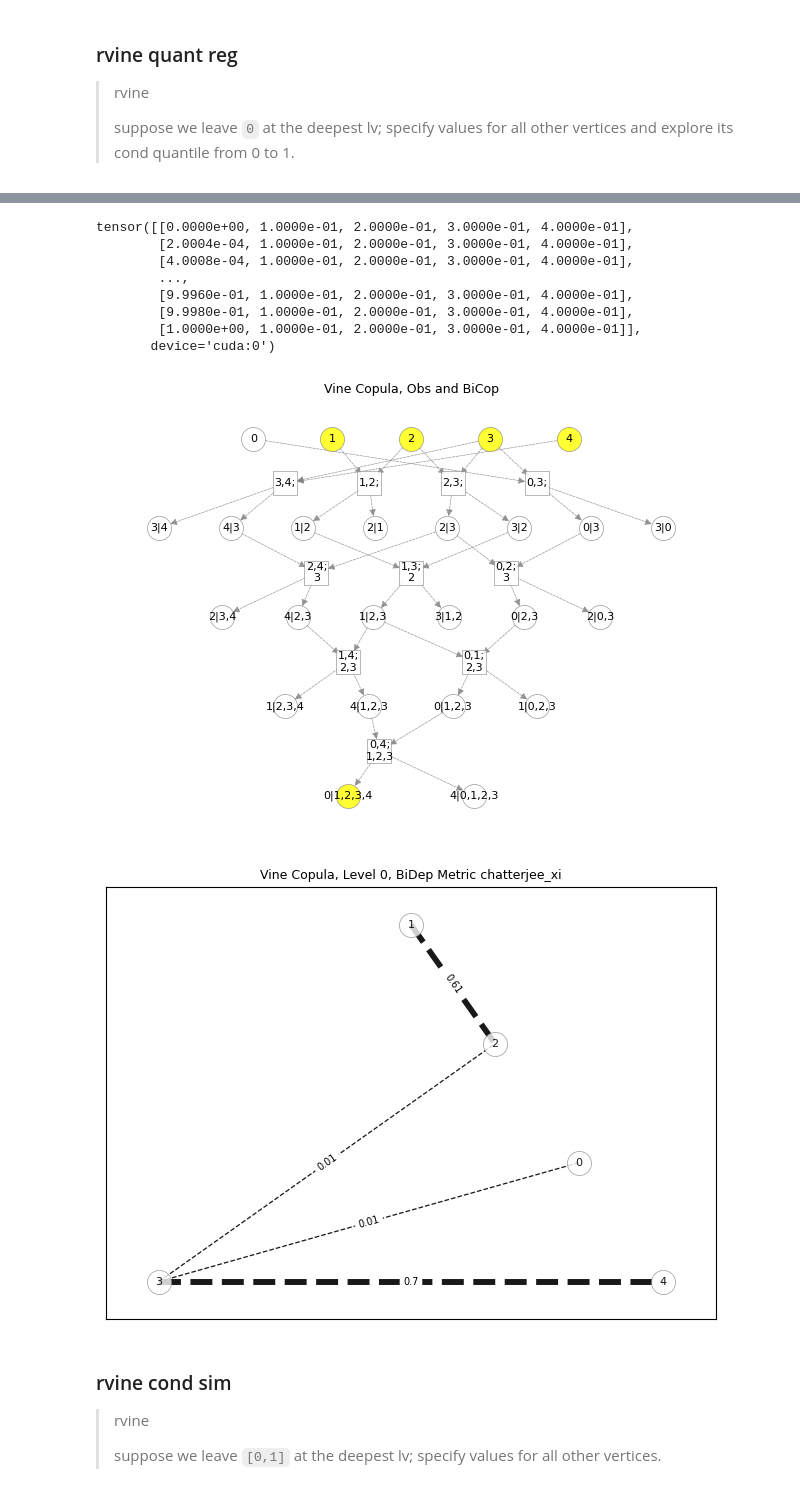
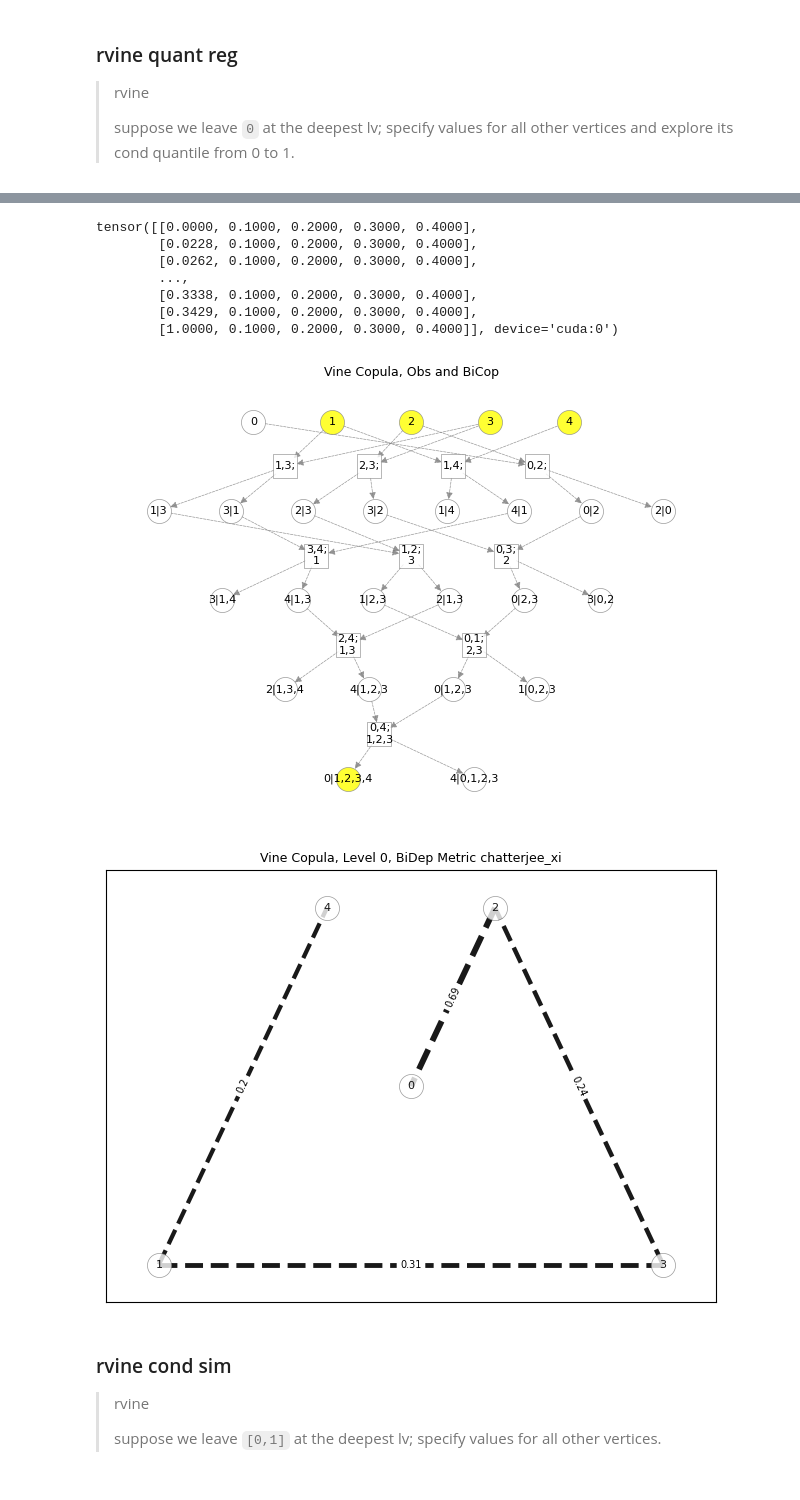
Before and after one commit to TY-Cheng/torchvinecopulib, a Jupyter notebook: examples/2_cdrvine_condsim_quantreg.ipynb, the cells around one changed output, grey strips where cells are left out. Drawn from its saved outputs; the diff is of its cells as text; code cells hidden in the pictures.

```diff
--- a/examples/2_cdrvine_condsim_quantreg.ipynb
+++ b/examples/2_cdrvine_condsim_quantreg.ipynb
@@ -14,19 +15,13 @@ import torch
 sys.path.append("..")
 import torchvinecopulib as tvc
 
-# * a helper function to sim vinecop obs
-from tests import sim_vcp_from_bcp
-
 print(f"cuda (GPU) avail? {torch.cuda.is_available()}\n")
 DEVICE = "cuda" if torch.cuda.is_available() else "cpu"
-NUM_SIM, NUM_DIM = 5000, 5
+NUM_SIM, num_dim, seed = 5000, 5, 42
 # simulate multivariate copula data from bicop
-V_mvcp = sim_vcp_from_bcp(
-    bcp_tvc=tvc.bicop.Frank,
-    num_sim=NUM_SIM,
-    num_dim=NUM_DIM,
-    device=DEVICE,
-)[:, range(NUM_DIM - 1, -1, -1)]
+V_mvcp = tvc.vinecop.vcp_from_sim(num_dim=num_dim, seed=seed).sim(
+    num_sim=NUM_SIM, device=DEVICE, seed=seed
+)
 # visualize first two dim
 plt.scatter(*V_mvcp[:, [1, 2]].T.cpu(), s=0.3, alpha=0.8)
 plt.grid()
@@ -301,14 +310,5 @@ tensor([[0.8805, 0.9515, 0.9397, 0.3000, 0.4000],
 # %% [markdown]
 ## rvine
-# %%
-# NUM_SIM, NUM_DIM = 5000, 8
-# simulate multivariate copula data from bicop
-V_mvcp = sim_vcp_from_bcp(
-    bcp_tvc=tvc.bicop.Frank,
-    num_sim=NUM_SIM,
-    num_dim=NUM_DIM,
-    device=DEVICE,
-)[:, range(NUM_DIM - 1, -1, -1)]
 # %% [markdown]
 ### rvine full sim
 # %%
@@ -351,16 +354,18 @@ tensor([[0.5590, 0.9451, 0.9531, 0.7325, 0.8805],
 > suppose we leave `0` at the deepest lv; specify values for all other vertices and explore its cond quantile from 0 to 1.
 # %%
 # quant-reg
-tpl_first = [_ for _ in range(1, NUM_DIM)]
+tpl_first = [_ for _ in range(1, num_dim)]
 dct_first_vs = {
     (_, frozenset()): torch.ones([NUM_SIM, 1], device=DEVICE) * _ / 10 for _ in tpl_first
 }
-dct_first_vs[(0, frozenset(range(1, NUM_DIM)))] = torch.linspace(
+dct_first_vs[(0, frozenset(range(1, num_dim)))] = torch.linspace(
     0, 1, NUM_SIM, device=DEVICE
 ).reshape(-1, 1)
 tvc_mdl = tvc.vinecop.vcp_from_obs(obs_mvcp=V_mvcp, mtd_vine="rvine", tpl_first=tpl_first)
 print(tvc_mdl)
-print(f"num hfun call: {tvc.util.ref_count_hfunc(dct_tree=tvc_mdl.dct_tree, tpl_sim=tvc_mdl.tpl_sim)[-1]}")
+print(
+    f"num hfun call: {tvc.util.ref_count_hfunc(dct_tree=tvc_mdl.dct_tree, tpl_sim=tvc_mdl.tpl_sim)[-1]}"
+)
 tvc_mdl.draw_dag(tpl_first_vs=dct_first_vs.keys())
 tvc_mdl.draw_lv()
 tvc_mdl.sim(num_sim=NUM_SIM, device=DEVICE, dct_first_vs=dct_first_vs)
@@ -382,12 +387,11 @@ num hfun call: 1
-tensor([[0.0000e+00, 1.0000e-01, 2.0000e-01, 3.0000e-01, 4.0000e-01],
-        [2.0004e-04, 1.0000e-01, 2.0000e-01, 3.0000e-01, 4.0000e-01],
-        [4.0008e-04, 1.0000e-01, 2.0000e-01, 3.0000e-01, 4.0000e-01],
+tensor([[0.0000, 0.1000, 0.2000, 0.3000, 0.4000],
+        [0.0228, 0.1000, 0.2000, 0.3000, 0.4000],
+        [0.0262, 0.1000, 0.2000, 0.3000, 0.4000],
         ...,
-        [9.9960e-01, 1.0000e-01, 2.0000e-01, 3.0000e-01, 4.0000e-01],
-        [9.9980e-01, 1.0000e-01, 2.0000e-01, 3.0000e-01, 4.0000e-01],
-        [1.0000e+00, 1.0000e-01, 2.0000e-01, 3.0000e-01, 4.0000e-01]],
-       device='cuda:0')
+        [0.3338, 0.1000, 0.2000, 0.3000, 0.4000],
+        [0.3429, 0.1000, 0.2000, 0.3000, 0.4000],
+        [1.0000, 0.1000, 0.2000, 0.3000, 0.4000]], device='cuda:0')
-[figure, old version]
+[figure, new version]
-[figure, old version]
+[figure, new version]
 # %% [markdown]
 ### rvine cond sim
```
Also changed, not shown: parts of 11 cells of this notebook, 38 other files.
